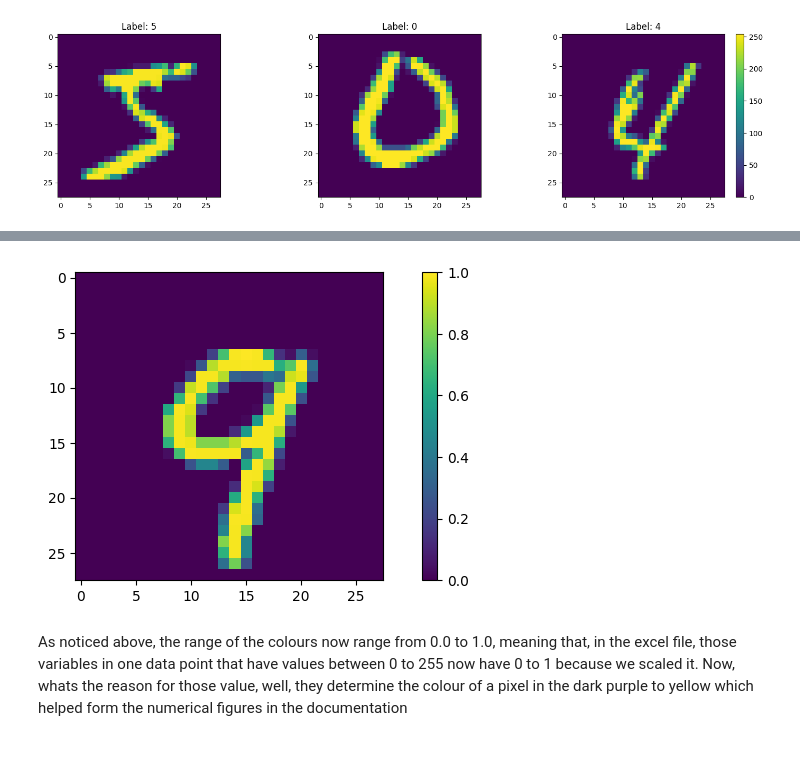
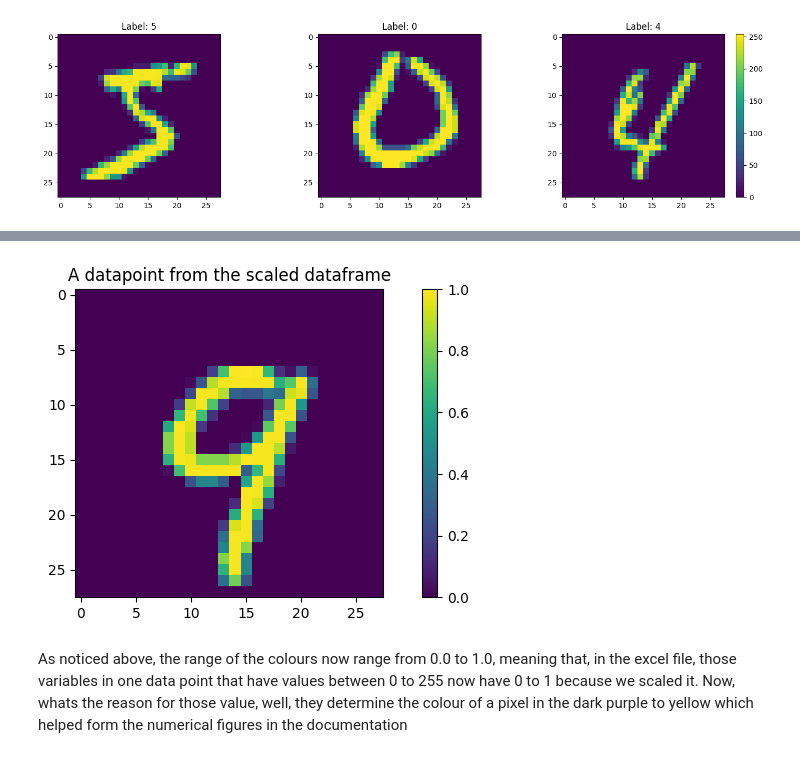
Before and after one commit to BheezPen/My-Upskilling-in-DS-and-AI-ML, a Jupyter notebook: SD_Practices/Building_Neural_Network_for_AI.ipynb, the cells around one changed output, grey strips where cells are left out. Cells and saved outputs as stored; diff of their text form; code cells hidden in the pictures.

```diff
--- a/SD_Practices/Building_Neural_Network_for_AI.ipynb
+++ b/SD_Practices/Building_Neural_Network_for_AI.ipynb
@@ -91,14 +92,17 @@ test_images_scaled = test_images / 255.0
 # %%
 # wants to plot again after scaling
 
 plt.figure(figsize=(10,4))
 
+
 plt.subplot(1,1,1)
 plt.imshow(test_images_scaled[12])
 plt.colorbar()
+plt.title("A datapoint from the scaled dataframe")
+
 plt.show()
 # %% [output]
-[figure, old version]
+[figure, new version]
 # %% [markdown]
 As noticed above, the range of the colours now range from 0.0 to 1.0, meaning that, in the excel file, those variables in one data point that have values between 0 to 255 now have 0 to 1 because we scaled it.
 Now, whats the reason for those value, well, they determine the colour of a pixel in the dark purple to yellow which helped form the numerical figures in the documentation
```
Also changed, not shown: parts of 3 cells of this notebook.
